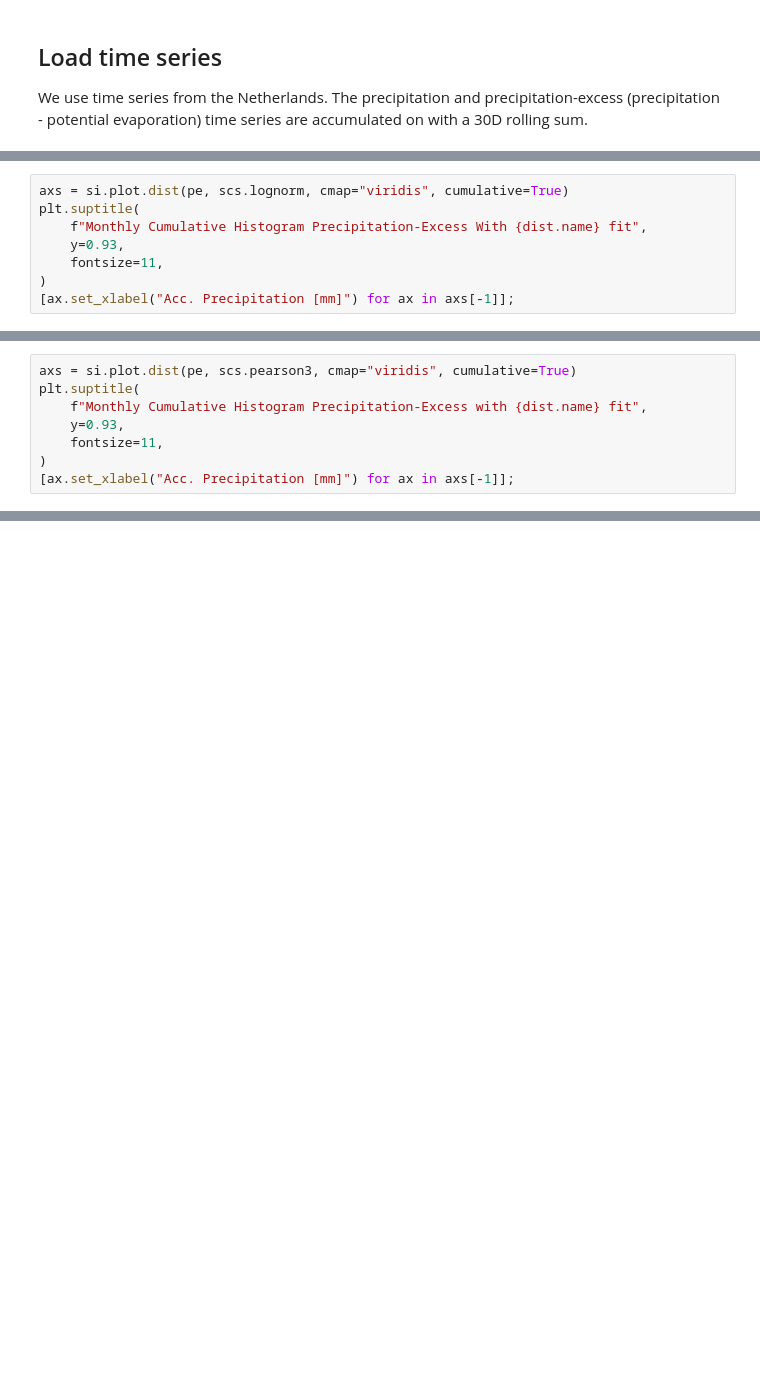
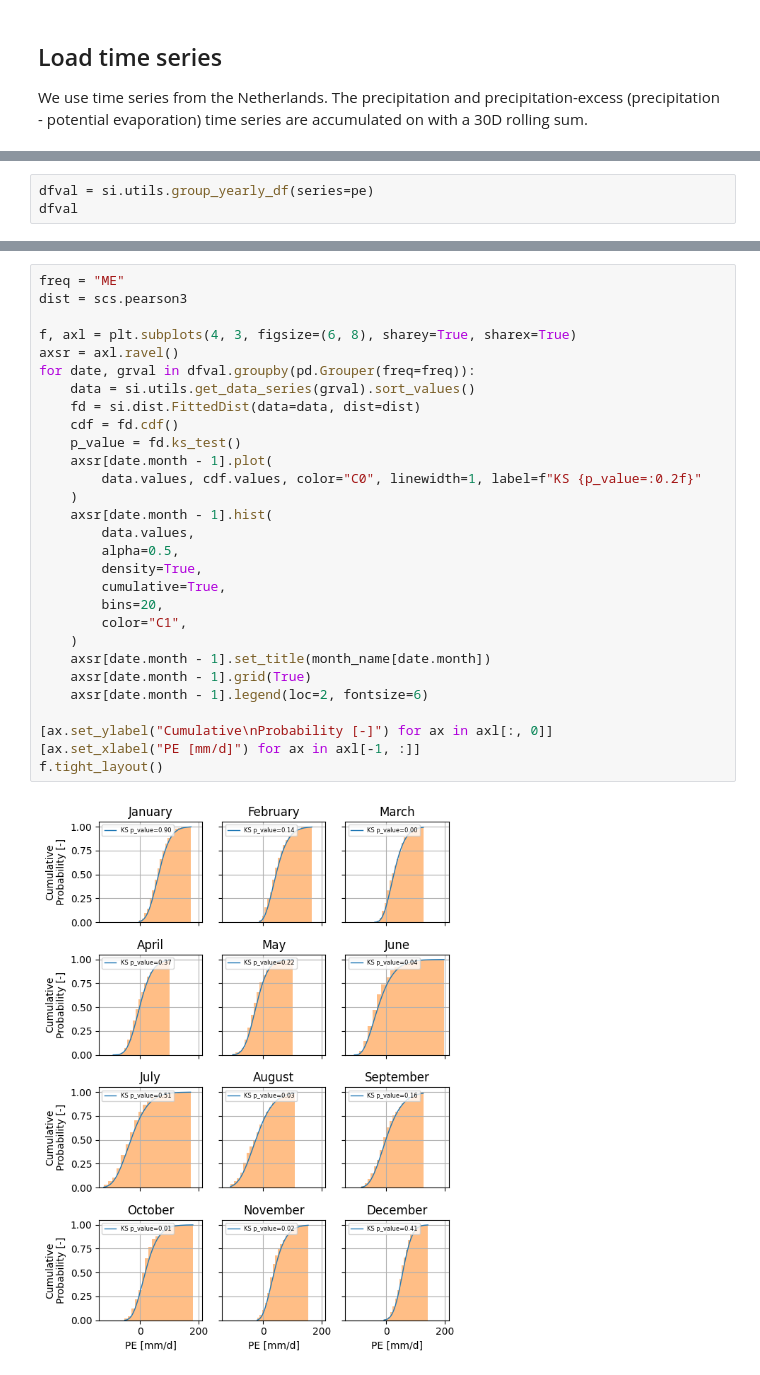
Before and after one commit to martinvonk/SPEI, a Jupyter notebook: doc/examples/example02_distributions.ipynb, the cells around one changed output, grey strips where cells are left out. Cells and saved outputs as stored; diff of their text form; blank space fills up the shorter version.

```diff
--- a/doc/examples/example02_distributions.ipynb
+++ b/doc/examples/example02_distributions.ipynb
@@ -84,8 +45,0 @@ plt.suptitle(
-# %%
-axs = si.plot.dist(pe, scs.lognorm, cmap="viridis", cumulative=True)
-plt.suptitle(
-    f"Monthly Cumulative Histogram Precipitation-Excess With {dist.name} fit",
-    y=0.93,
-    fontsize=11,
-)
-[ax.set_xlabel("Acc. Precipitation [mm]") for ax in axs[-1]];
@@ -94,8 +45,0 @@ plt.suptitle(
-# %%
-axs = si.plot.dist(pe, scs.pearson3, cmap="viridis", cumulative=True)
-plt.suptitle(
-    f"Monthly Cumulative Histogram Precipitation-Excess with {dist.name} fit",
-    y=0.93,
-    fontsize=11,
-)
-[ax.set_xlabel("Acc. Precipitation [mm]") for ax in axs[-1]];
@@ -103,0 +46,3 @@ plt.suptitle(
+# %%
+dfval = si.utils.group_yearly_df(series=pe)
+dfval
@@ -103,0 +66,31 @@ plt.suptitle(
+# %%
+freq = "ME"
+dist = scs.pearson3
+
+f, axl = plt.subplots(4, 3, figsize=(6, 8), sharey=True, sharex=True)
+axsr = axl.ravel()
+for date, grval in dfval.groupby(pd.Grouper(freq=freq)):
+    data = si.utils.get_data_series(grval).sort_values()
+    fd = si.dist.FittedDist(data=data, dist=dist)
+    cdf = fd.cdf()
+    p_value = fd.ks_test()
+    axsr[date.month - 1].plot(
+        data.values, cdf.values, color="C0", linewidth=1, label=f"KS {p_value=:0.2f}"
+    )
+    axsr[date.month - 1].hist(
+        data.values,
+        alpha=0.5,
+        density=True,
+        cumulative=True,
+        bins=20,
+        color="C1",
+    )
+    axsr[date.month - 1].set_title(month_name[date.month])
+    axsr[date.month - 1].grid(True)
+    axsr[date.month - 1].legend(loc=2, fontsize=6)
+
+[ax.set_ylabel("Cumulative\nProbability [-]") for ax in axl[:, 0]]
+[ax.set_xlabel("PE [mm/d]") for ax in axl[-1, :]]
+f.tight_layout()
+# %% [output]
+[figure, added]
```
Also changed, not shown: parts of 23 cells of this notebook.
